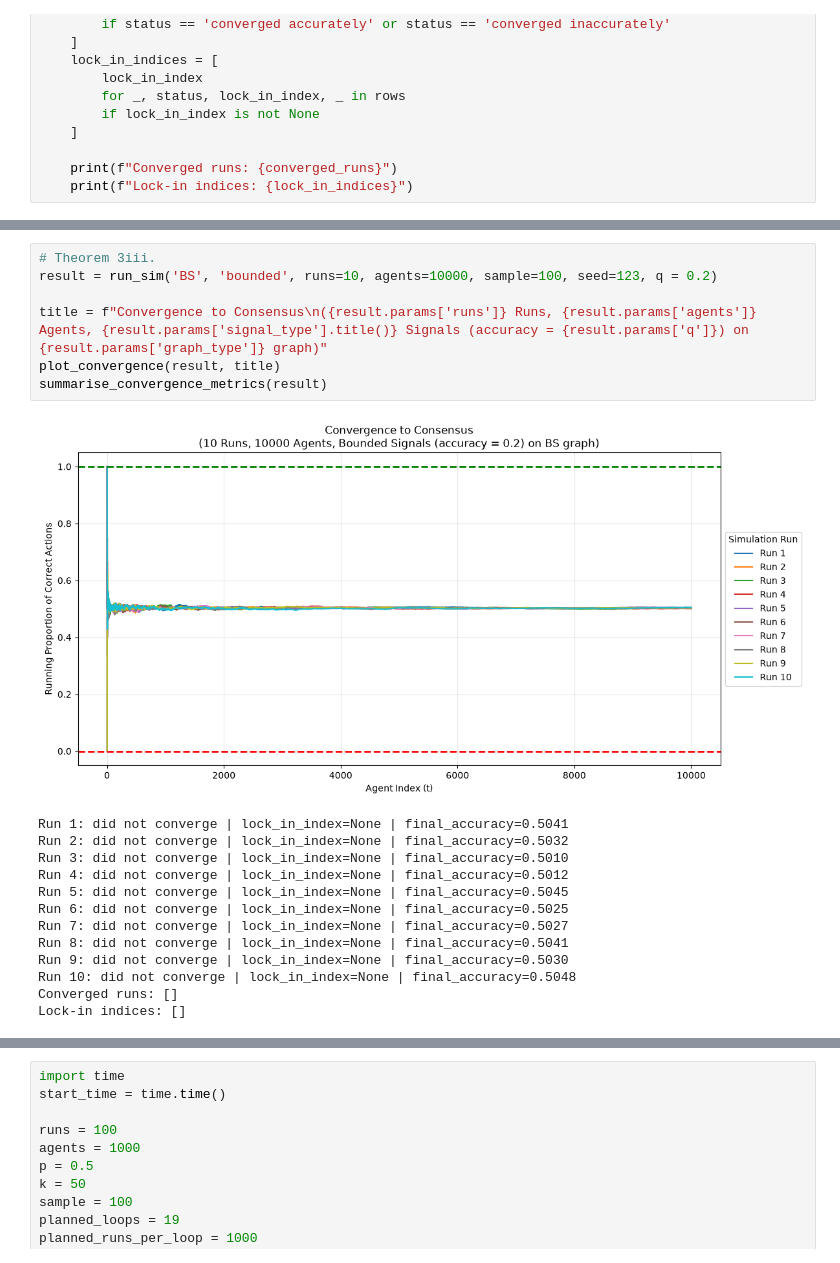
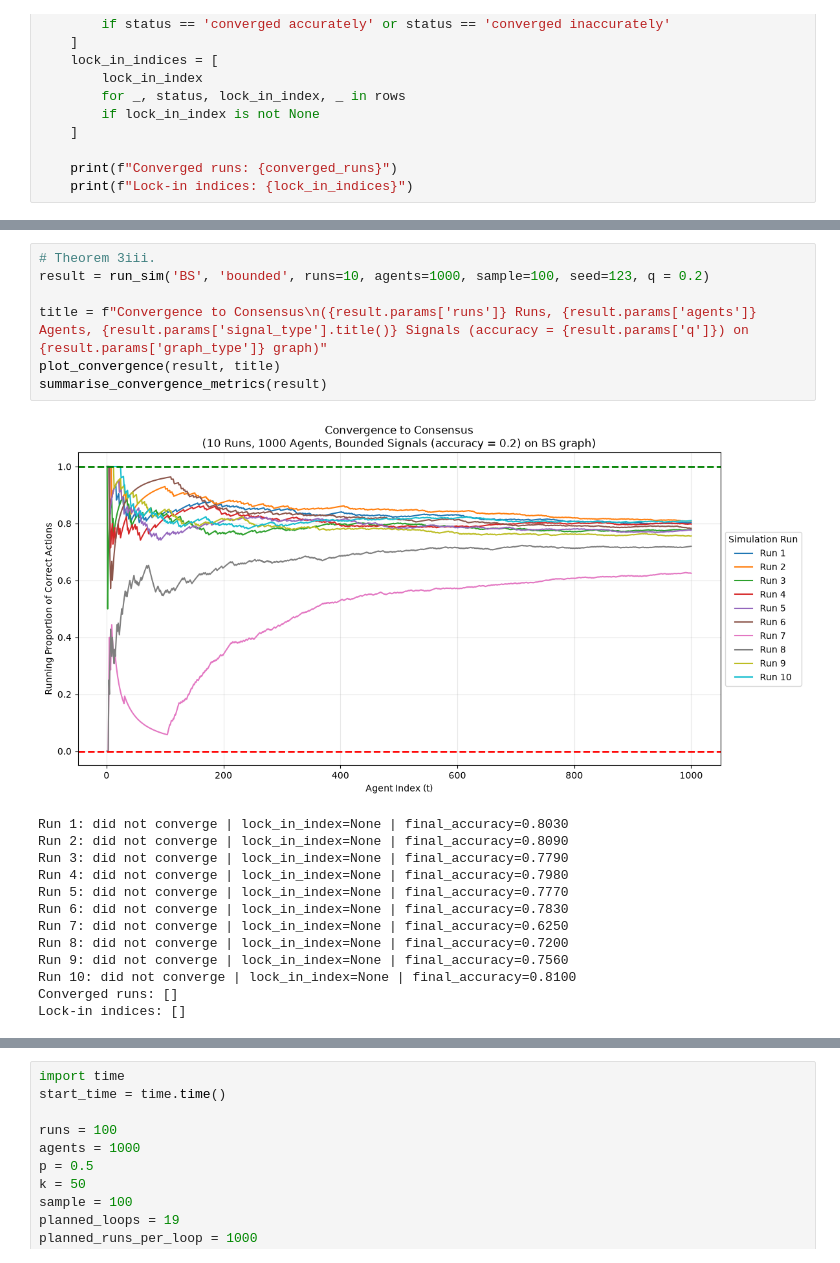
Before and after one commit to ys4ys4/Dynamic-Bayesian-Games-on-Random-Networks, a Jupyter notebook: SLM_testing.ipynb, the cells around one changed output, grey strips where cells are left out. Saved outputs shown, nothing was run; the diff lists cells and outputs as text.

```diff
--- a/SLM_testing.ipynb
+++ b/SLM_testing.ipynb
@@ -200,23 +204,23 @@ Converged runs: []
 Lock-in indices: []
 # %%
 # Theorem 3iii.
-result = run_sim('BS', 'bounded', runs=10, agents=10000, sample=100, seed=123, q = 0.2)
+result = run_sim('BS', 'bounded', runs=10, agents=1000, sample=100, seed=123, q = 0.2)
 
 title = f"Convergence to Consensus\n({result.params['runs']} Runs, {result.params['agents']} Agents, {result.params['signal_type'].title()} Signals (accuracy = {result.params['q']}) on {result.params['graph_type']} graph)"
 plot_convergence(result, title)
 summarise_convergence_metrics(result)
 # %% [output]
-[figure, old version]
+[figure, new version]
-Run 1: did not converge | lock_in_index=None | final_accuracy=0.5041
-Run 2: did not converge | lock_in_index=None | final_accuracy=0.5032
-Run 3: did not converge | lock_in_index=None | final_accuracy=0.5010
-Run 4: did not converge | lock_in_index=None | final_accuracy=0.5012
-Run 5: did not converge | lock_in_index=None | final_accuracy=0.5045
-Run 6: did not converge | lock_in_index=None | final_accuracy=0.5025
-Run 7: did not converge | lock_in_index=None | final_accuracy=0.5027
-Run 8: did not converge | lock_in_index=None | final_accuracy=0.5041
-Run 9: did not converge | lock_in_index=None | final_accuracy=0.5030
-Run 10: did not converge | lock_in_index=None | final_accuracy=0.5048
+Run 1: did not converge | lock_in_index=None | final_accuracy=0.8030
+Run 2: did not converge | lock_in_index=None | final_accuracy=0.8090
+Run 3: did not converge | lock_in_index=None | final_accuracy=0.7790
+Run 4: did not converge | lock_in_index=None | final_accuracy=0.7980
+Run 5: did not converge | lock_in_index=None | final_accuracy=0.7770
+Run 6: did not converge | lock_in_index=None | final_accuracy=0.7830
+Run 7: did not converge | lock_in_index=None | final_accuracy=0.6250
+Run 8: did not converge | lock_in_index=None | final_accuracy=0.7200
+Run 9: did not converge | lock_in_index=None | final_accuracy=0.7560
+Run 10: did not converge | lock_in_index=None | final_accuracy=0.8100
 Converged runs: []
 Lock-in indices: []
 # %%
```
Also changed, not shown: parts of 8 cells of this notebook, 1 other file.
